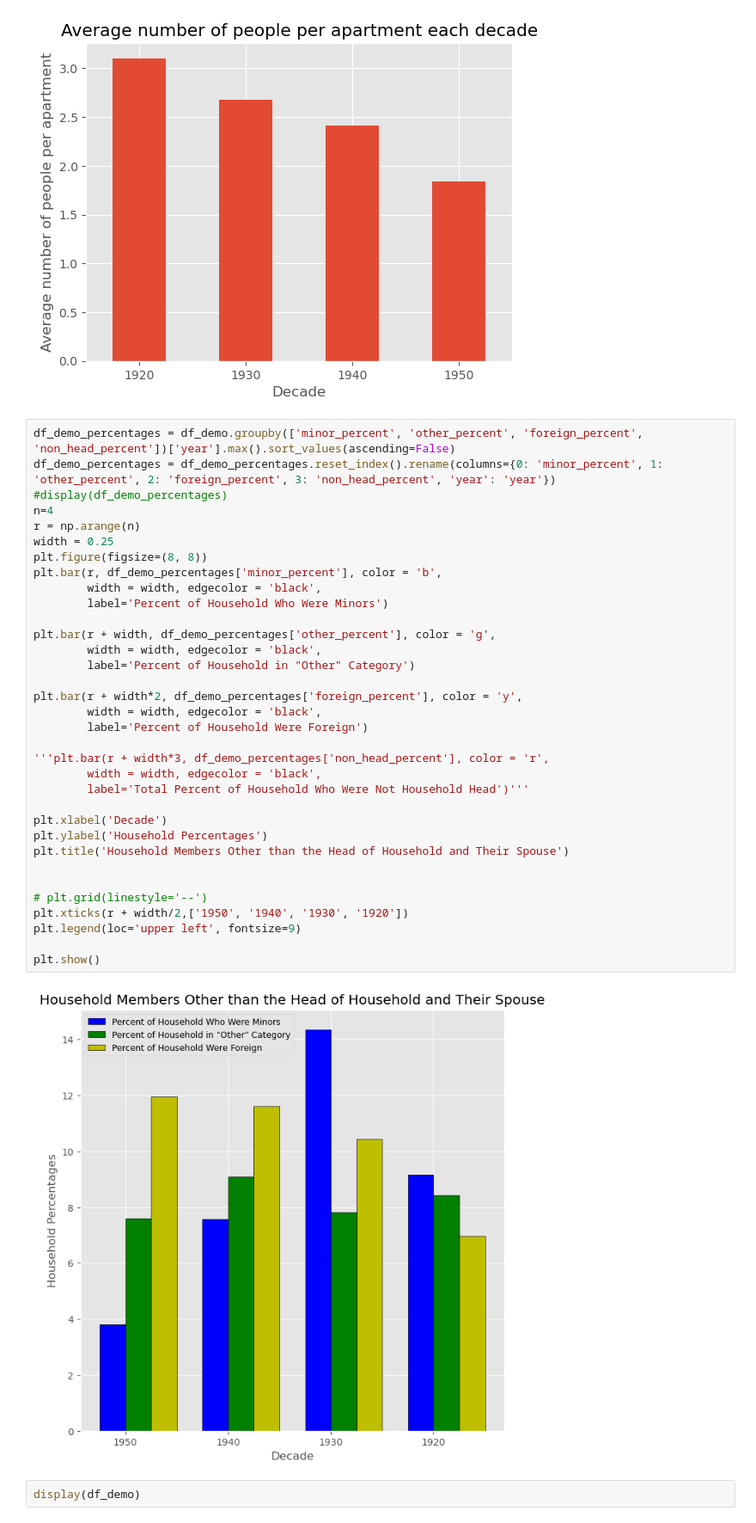
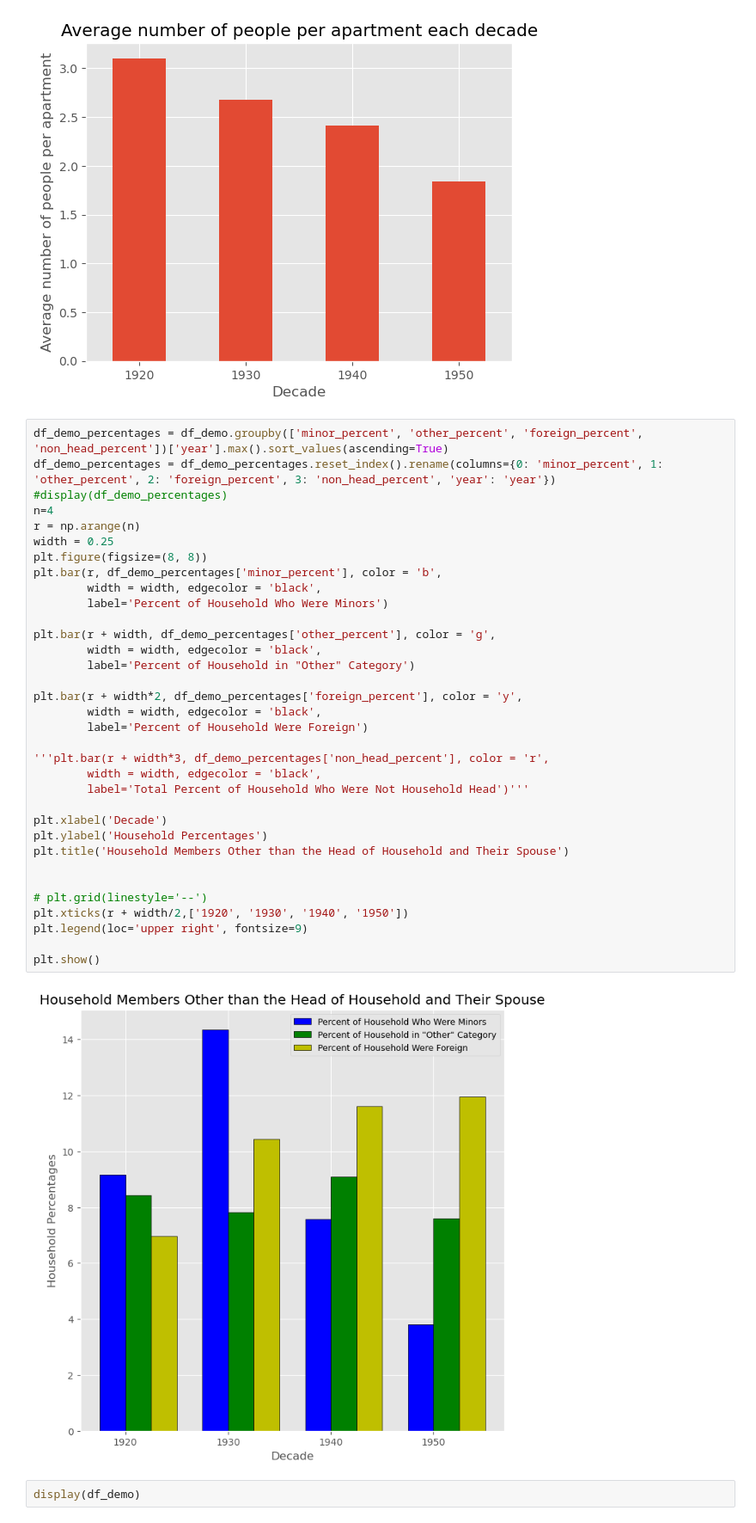
Before and after one commit to LDeYoung17/jackson-heights-analysis, a Jupyter notebook: notebooks/EDA.ipynb, the cells around one changed output. Shown: that part at 86% size. Saved outputs shown, nothing was run; the diff lists cells and outputs as text.

```diff
--- a/notebooks/EDA.ipynb
+++ b/notebooks/EDA.ipynb
@@ -177,41 +177,41 @@ plt.show()
 # %% [output]
 [figure]
 # %%
-df_demo_percentages = df_demo.groupby(['minor_percent', 'other_percent', 'foreign_percent', 'non_head_percent'])['year'].max().sort_values(ascending=False)
+df_demo_percentages = df_demo.groupby(['minor_percent', 'other_percent', 'foreign_percent', 'non_head_percent'])['year'].max().sort_values(ascending=True)
 df_demo_percentages = df_demo_percentages.reset_index().rename(columns={0: 'minor_percent', 1: 'other_percent', 2: 'foreign_percent', 3: 'non_head_percent', 'year': 'year'})
 #display(df_demo_percentages)
 n=4
 r = np.arange(n)
 width = 0.25
 plt.figure(figsize=(8, 8))
 plt.bar(r, df_demo_percentages['minor_percent'], color = 'b',
         width = width, edgecolor = 'black',
         label='Percent of Household Who Were Minors')
 
 plt.bar(r + width, df_demo_percentages['other_percent'], color = 'g',
         width = width, edgecolor = 'black',
         label='Percent of Household in "Other" Category')
 
 plt.bar(r + width*2, df_demo_percentages['foreign_percent'], color = 'y',
         width = width, edgecolor = 'black',
         label='Percent of Household Were Foreign')
 
 '''plt.bar(r + width*3, df_demo_percentages['non_head_percent'], color = 'r',
         width = width, edgecolor = 'black',
         label='Total Percent of Household Who Were Not Household Head')'''
 
 plt.xlabel('Decade')
 plt.ylabel('Household Percentages')
 plt.title('Household Members Other than the Head of Household and Their Spouse')
 
 
 # plt.grid(linestyle='--')
-plt.xticks(r + width/2,['1950', '1940', '1930', '1920'])
-plt.legend(loc='upper left', fontsize=9)
+plt.xticks(r + width/2,['1920', '1930', '1940', '1950'])
+plt.legend(loc='upper right', fontsize=9)
 
 plt.show()
 # %% [output]
-[figure, old version]
+[figure, new version]
 # %%
 display(df_demo)
 # %% [output]
```
Also changed, not shown: parts of 5 cells of this notebook.
